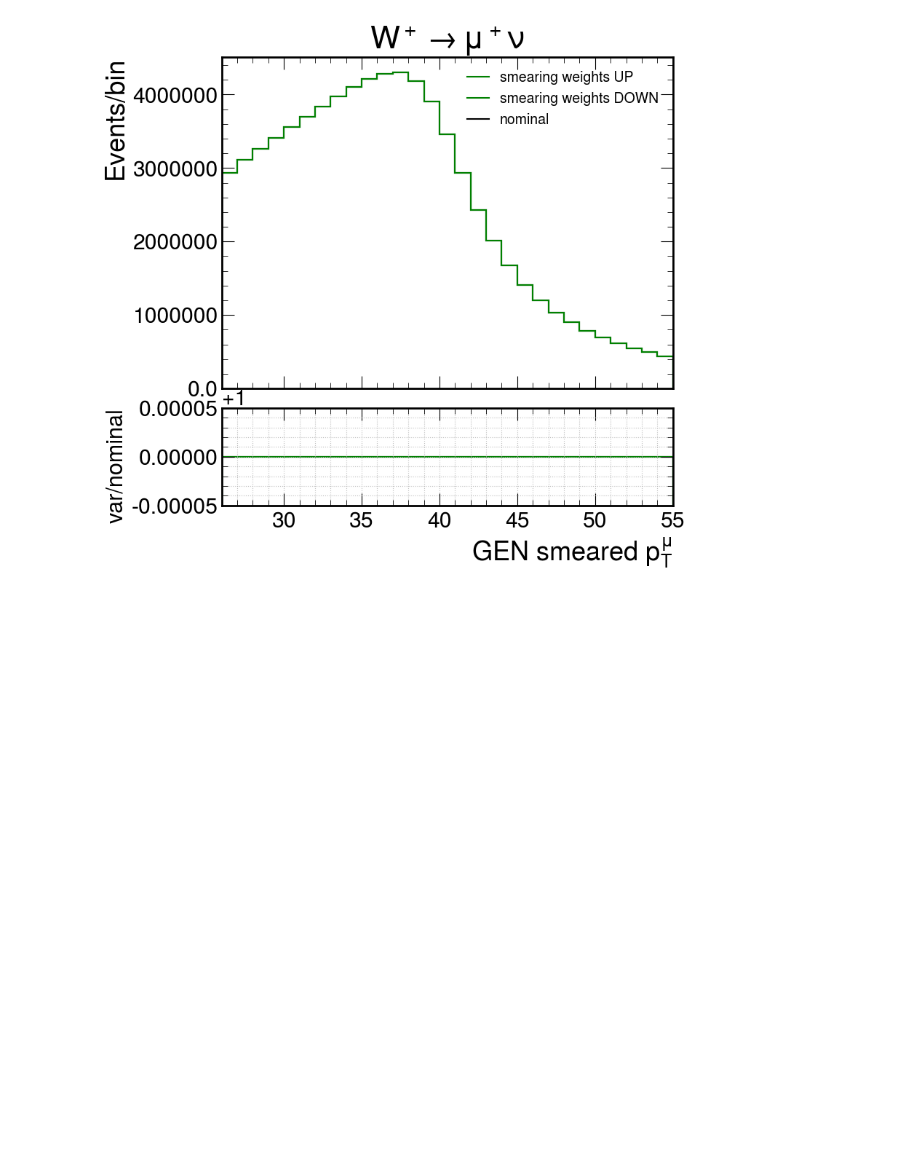
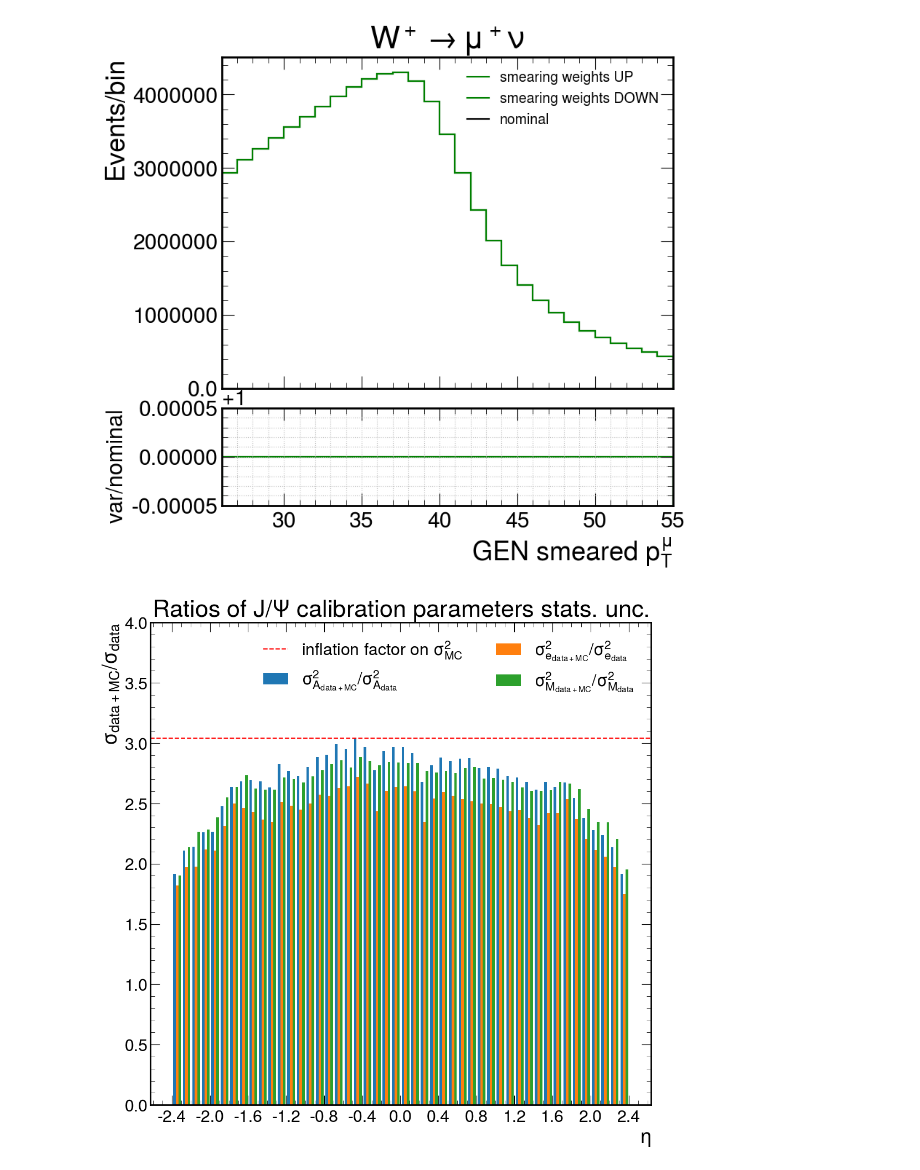
Before and after one commit to bendavid/WRemnants, a Jupyter notebook: notebooks/muonMomentumScale.ipynb, the cells around one changed output. Cells and saved outputs as stored; diff of their text form; code cells hidden in the pictures; blank space fills up the shorter version.

Commit message:
function to plot variances on jpsi massfit parameters

```diff
--- a/notebooks/muonMomentumScale.ipynb
+++ b/notebooks/muonMomentumScale.ipynb
@@ -122,15 +122,50 @@ def get_variance_on_AeM(filepath, n_scale_params, n_tot_params, n_eta_bins):
 # %%
 n_scale_params = 3
 n_tot_params = 4
 n_eta_bins = 48
 filepath_old = '../wremnants/data/calibration/calibrationJDATA_rewtgr_3dmap_LBL_v721.root'
 filepath_new = '../wremnants/data/calibration/calibrationJDATA_rewtgr_3dmap_LBL_MCstat.root'
 A_var_old, e_var_old, M_var_old = get_variance_on_AeM(filepath_old, n_scale_params, n_tot_params, n_eta_bins)
 A_var_new, e_var_new, M_var_new = get_variance_on_AeM(filepath_new, n_scale_params, n_tot_params, n_eta_bins)
 ratio_A_var = A_var_new / A_var_old
-print(A_var_new)
-print(A_var_old)
-print(ratio_A_var)
+ratio_e_var = e_var_new / e_var_old
+ratio_M_var = M_var_new / M_var_old
+
+from wremnants import plot_tools
+eta = np.arange(-2.4, 2.4, 0.1)
+ratio_vars = {
+    r'$\sigma^2_{A_{{data+MC}}}/\sigma^2_{A_{{data}}}$': ratio_A_var,
+    r'$\sigma^2_{e_{{data+MC}}}/\sigma^2_{e_{{data}}}$': ratio_e_var,
+    r'$\sigma^2_{M_{{data+MC}}}/\sigma^2_{M_{{data}}}$': ratio_M_var
+}
+width = 0.027  # the width of the bars
+multiplier = 1
+
+fig, ax = plt.subplots(layout='constrained')
+
+for group, var in ratio_vars.items():
+    offset = width * multiplier
+    rects = ax.bar(eta + offset, var, width, label=group)
+    #ax.bar_label(rects, padding=3)
+    multiplier += 1
+ax.axhline(y=3.04, color='r', linestyle='--', label=r'inflation factor on $\sigma^2_{MC}$')
+
+# Add some text for labels, title and custom x-axis tick labels, etc.
+ax.set_ylabel(r'$\sigma_{data+MC}/\sigma_{data}$')
+ax.set_xlabel(r'$\eta$')
+ax.set_title(r'Ratios of $J/\Psi$ calibration parameters stats. unc.')
+ticks = np.arange(-2.4, 2.8, 0.4)
+ax.set_xticks(ticks)
+ax.legend(loc='upper right', ncols = 2)
+ax.set_ylim(0, 4)
+
+plot_tools.save_pdf_and_png(
+    '/eos/user/t/tyjyang/www/plots/wmass/muon-calibration/jpsi_stats_unc',
+    'jpsi_stats_unc_boostrapping_vs_inflation'
+)
+plt.show()
+# %% [output]
+[figure, added]
 # %%
 f = uproot.open(filepath_new)
 f['covariance_matrix'].values()
```
Also changed, not shown: parts of 1 cell of this notebook.
